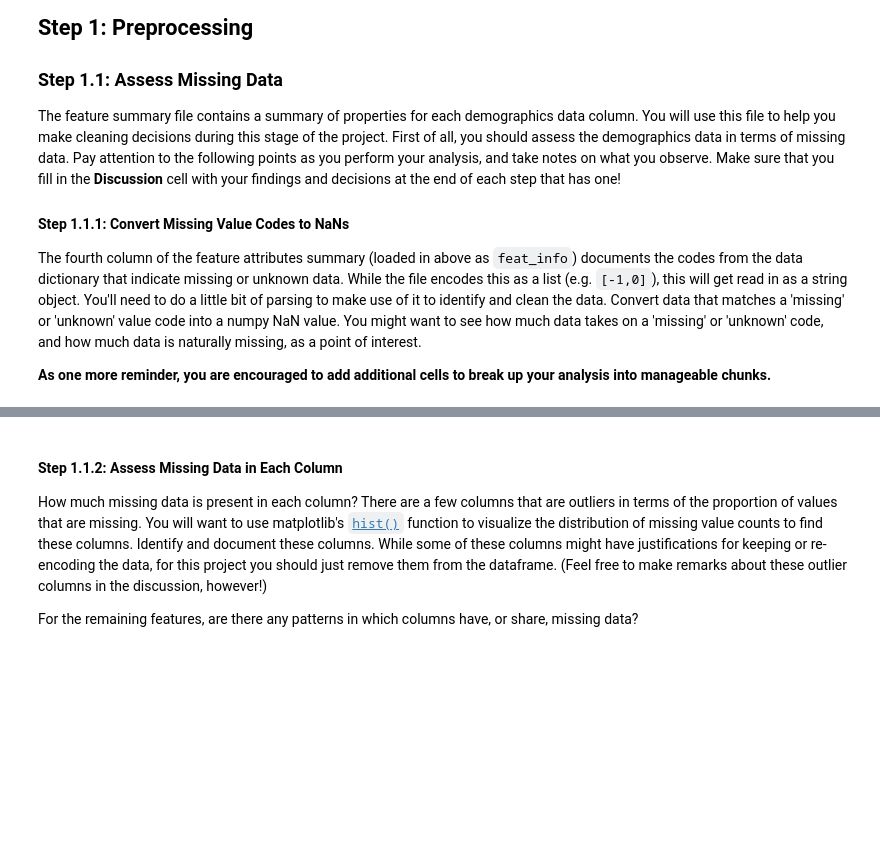
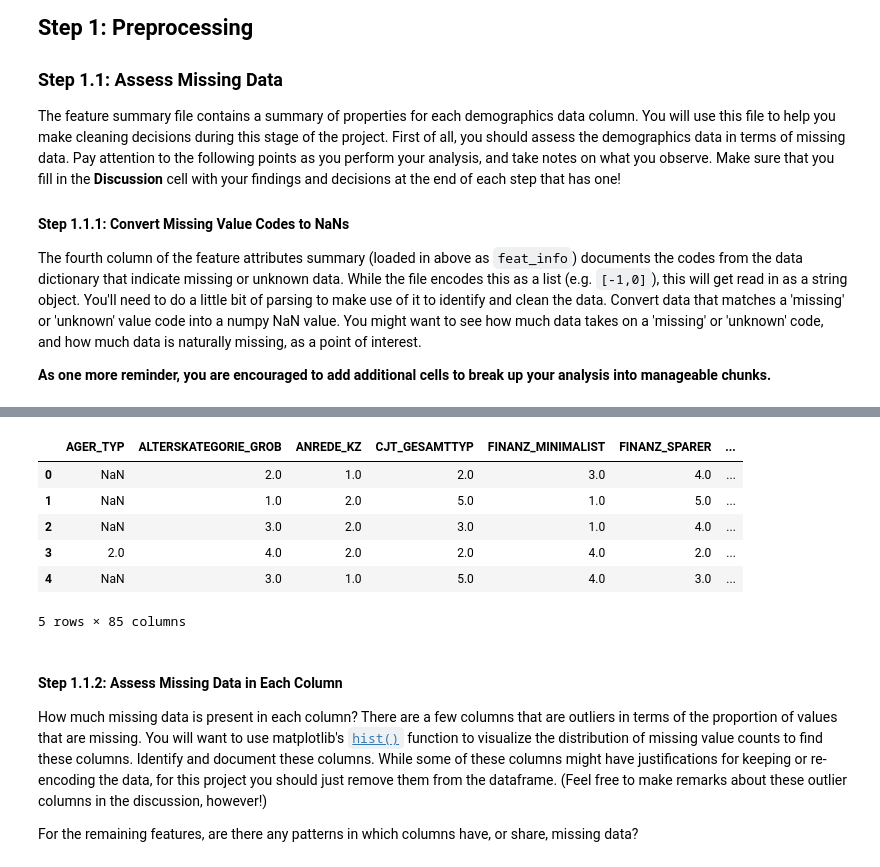
Before and after one commit to BradEvanDavis/CustomerSegmentation, a Jupyter notebook: Identify_Customer_Segments.ipynb, the cells around one changed output, grey strips where cells are left out. Saved outputs shown, nothing was run; the diff lists cells and outputs as text; code cells hidden in the pictures; blank space fills up the shorter version.

```diff
--- a/Identify_Customer_Segments.ipynb
+++ b/Identify_Customer_Segments.ipynb
@@ -65,3 +65,6 @@ The fourth column of the feature attributes summary (loaded in above as `feat_in
 feat_columns = feat_info.columns
 
 col_names = azdias.columns
+# %%
+#replacing missing or unkown string with list of nan values
+feat_info['missing_or_unknown'] = feat_info['missing_or_unknown'].apply(lambda x: x[1:-1].split(','))
@@ -68 +81,18 @@ col_names = azdias.columns
+# %%
+for attrib, missing_values in zip(feat_info.index, feat_info['missing_or_unknown']):
+    if missing_values[0] != '':
+        for value in missing_values:
+            if value.isnumeric() or value.lstrip('-').isnumeric():
+                value = int(value)
+            azdias.loc[azdias[attrib] == value, attrib] = np.nan
+# %%
+azdias.head()
+# %% [output]
+|  | AGER_TYP | ALTERSKATEGORIE_GROB | ANREDE_KZ | CJT_GESAMTTYP | FINANZ_MINIMALIST | FINANZ_SPARER | ... |
+| 0 | NaN | 2.0 | 1.0 | 2.0 | 3.0 | 4.0 | ... |
+| 1 | NaN | 1.0 | 2.0 | 5.0 | 1.0 | 5.0 | ... |
+| 2 | NaN | 3.0 | 2.0 | 3.0 | 1.0 | 4.0 | ... |
+| 3 | 2.0 | 4.0 | 2.0 | 2.0 | 4.0 | 2.0 | ... |
+| 4 | NaN | 3.0 | 1.0 | 5.0 | 4.0 | 3.0 | ... |
+5 rows × 85 columns
 # %%
```
Also changed, not shown: parts of 6 cells of this notebook.
